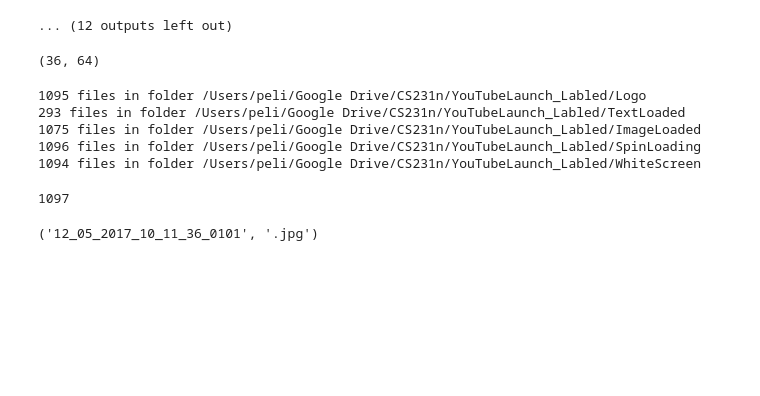
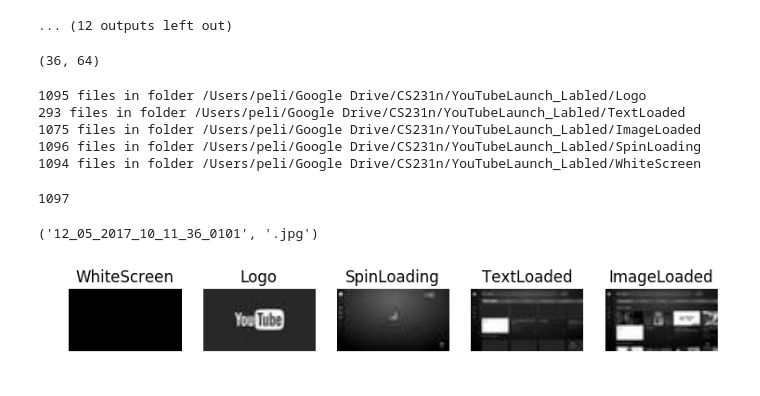
Before and after one commit to peter6888/tf_tv, a Jupyter notebook: PreprocessImages.ipynb, the cells around one changed output. Saved outputs shown, nothing was run; the diff lists cells and outputs as text; code cells hidden in the pictures; blank space fills up the shorter version.

Commit message:
better sample image

```diff
--- a/PreprocessImages.ipynb
+++ b/PreprocessImages.ipynb
@@ -130,3 +130,30 @@ print(len(files))
 print(os.path.splitext(files[0]))
 # %% [output]
 ('12_05_2017_10_11_36_0101', '.jpg')
+# %%
+# show images
+import os, sys
+from PIL import Image
+from os import listdir
+from os.path import isfile, join
+import matplotlib.pyplot as plt
+import numpy as np
+
+thumbnail_folder_root   = '/Users/peli/Google Drive/CS231n/Thumbnails'
+youtube_img_folders = ['WhiteScreen', 'Logo','SpinLoading', 'TextLoaded','ImageLoaded',]
+
+plt.rcParams['figure.figsize'] = (9.0, 16.0)
+f, ax = plt.subplots(nrows=1, ncols=len(youtube_img_folders))
+for i, subfolder in enumerate(youtube_img_folders):
+    img_folder = join(thumbnail_folder_root, subfolder)
+    img_files  = [f for f in listdir(img_folder) if isfile(join(img_folder, f)) and os.path.splitext(f)[1]=='.jpg']
+    #print(len(img_files))
+    #plt.figure(num=None, figsize=(3,1), frameon=False)
+    ax[i].axis('off')
+    ax[i].set_title(subfolder, loc='center')
+    im = Image.open(join(img_folder, img_files[0]))
+    img_data = np.asarray(im)
+    ax[i].imshow(img_data, cmap = plt.get_cmap('gray'))
+plt.show()
+# %% [output]
+[figure, added]
```
Also changed, not shown: parts of 1 cell of this notebook.
